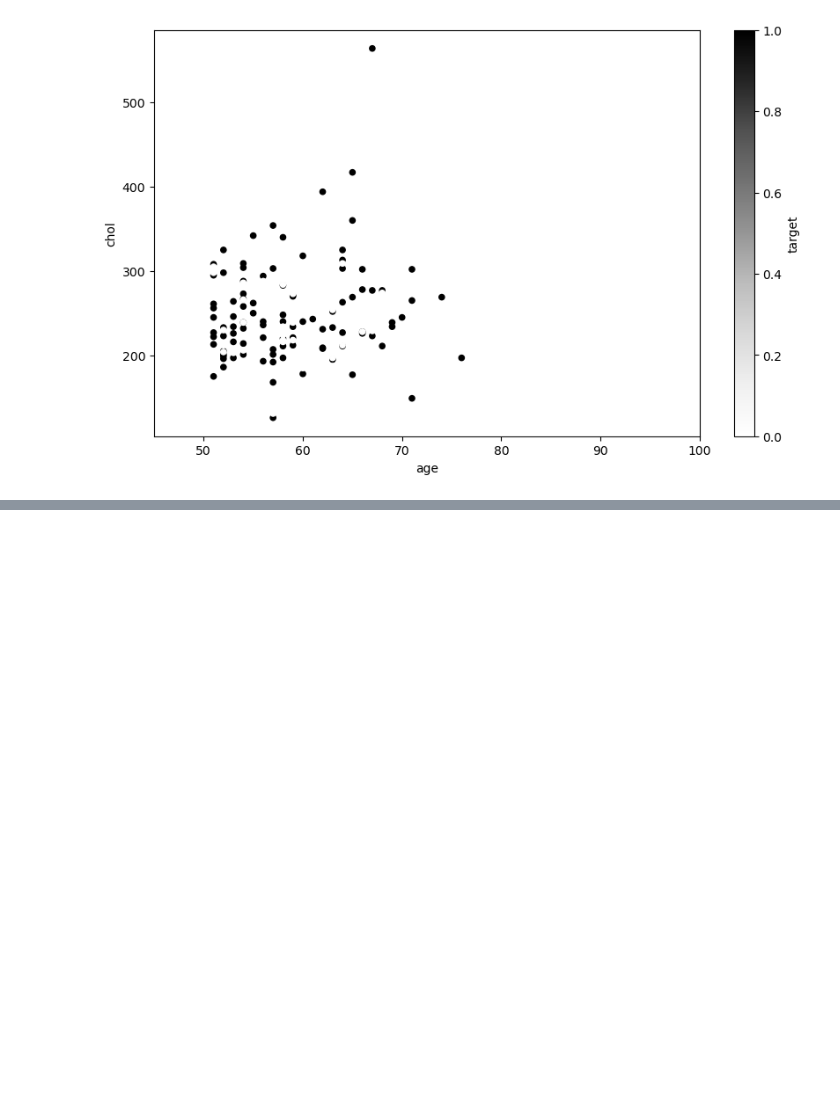
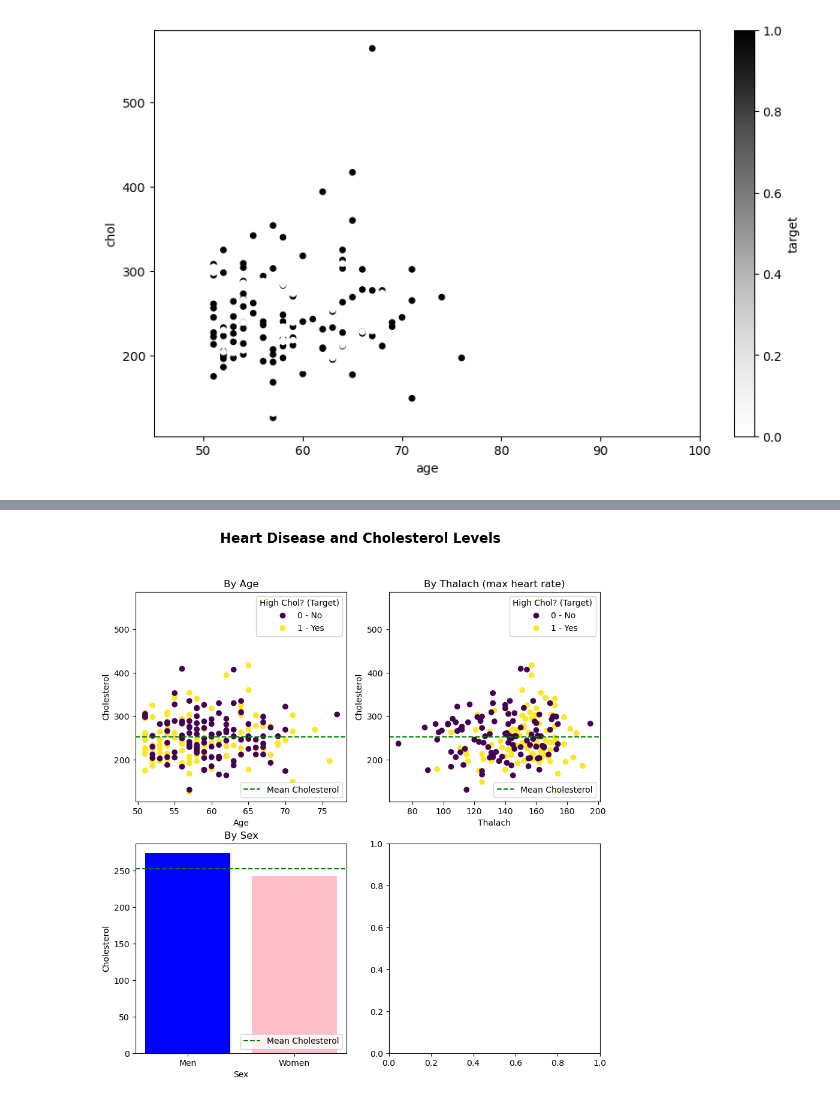
Before and after one commit to DanielJBox/ml-ds-ztm, a Jupyter notebook: matplotlib-project/introduction-to-matplotlib.ipynb, the cells around one changed output, grey strips where cells are left out. Saved outputs shown, nothing was run; the diff lists cells and outputs as text; code cells hidden in the pictures; blank space fills up the shorter version.

```diff
--- a/matplotlib-project/introduction-to-matplotlib.ipynb
+++ b/matplotlib-project/introduction-to-matplotlib.ipynb
@@ -521,0 +532,90 @@ plt.show()
+# %%
+# Matplotlib OO method (recommended)
+# fig, ax = plt.subplots(figsize=(10, 6))
+fig, ((ax_age, ax_thal), (ax_sex, ax_spare)) = plt.subplots(nrows=2,
+                                                           ncols=2,
+                                                           figsize=(10, 10))
+
+fig.suptitle("Heart Disease and Cholesterol Levels", fontsize="16", fontweight="bold")
+
+# Sub Plot of age and cholesterol
+# Plot the data
+scatter = ax_age.scatter(x=over_50["age"],
+                     y=over_50["chol"],
+                     c=over_50["target"])
+
+# Customize the plot
+ax_age.set(title="By Age",
+       xlabel="Age",
+       ylabel="Cholesterol");
+
+# Add a horizontal line
+mean_chol = over_50["chol"].mean()
+mean_line = ax_age.axhline(mean_chol,
+                           linestyle='--',
+                           color='green',
+                           label="Mean Cholesterol")
+
+# Add a legend
+# Get scatter legend elements
+handles, labels = scatter.legend_elements()
+
+# Modify labels to be 'No' and 'Yes' instead of 0 and 1
+labels = ["0 - No", "1 - Yes"]
+
+scatter_legend = ax_age.legend(handles, labels, title="High Chol? (Target)", loc="upper right")
+ax_age.add_artist(scatter_legend)
+ax_age.legend(handles=[mean_line], loc="lower right")
+
+# Sub Plot of thalach (max heart rate) and cholesterol
+# Plot the data
+scatter = ax_thal.scatter(x=over_50["thalach"],
+                     y=over_50["chol"],
+                     c=over_50["target"])
+
+# Customize the plot
+ax_thal.set(title="By Thalach (max heart rate)",
+       xlabel="Thalach",
+       ylabel="Cholesterol");
+
+# Add a horizontal line
+mean_line = ax_thal.axhline(mean_chol,
+                           linestyle='--',
+                           color='green',
+                           label="Mean Cholesterol")
+
+# Add a legendy
+# Get scatter legend elements
+handles, labels = scatter.legend_elements()
+
+# Modify labels to be 'No' and 'Yes' instead of 0 and 1
+labels = ["0 - No", "1 - Yes"]
+
+scatter_legend = ax_thal.legend(handles, labels, title="High Chol? (Target)", loc="upper right")
+ax_thal.add_artist(scatter_legend)
+ax_thal.legend(handles=[mean_line], loc="lower right")
+
+# Sub Plot of sex and cholesterol
+chol_by_sex = over_50.groupby("sex")["chol"].mean()
+
+bar = ax_sex.bar(x=[0, 1],
+                 height=chol_by_sex,
+                 color=['blue', 'pink'])
+
+ax_sex.set(title="By Sex",
+           xlabel="Sex",
+           ylabel="Cholesterol")
+
+ax_sex.set_xticks([0, 1])
+ax_sex.set_xticklabels(["Men", "Women"])
+
+mean_line = ax_sex.axhline(mean_chol,
+                           linestyle='--',
+                           color='green',
+                           label="Mean Cholesterol")
+
+ax_sex.legend(handles=[mean_line],loc="lower right")
+
+plt.show()
+# %% [output]
+[figure, added]
```
Also changed, not shown: parts of 31 cells of this notebook.
